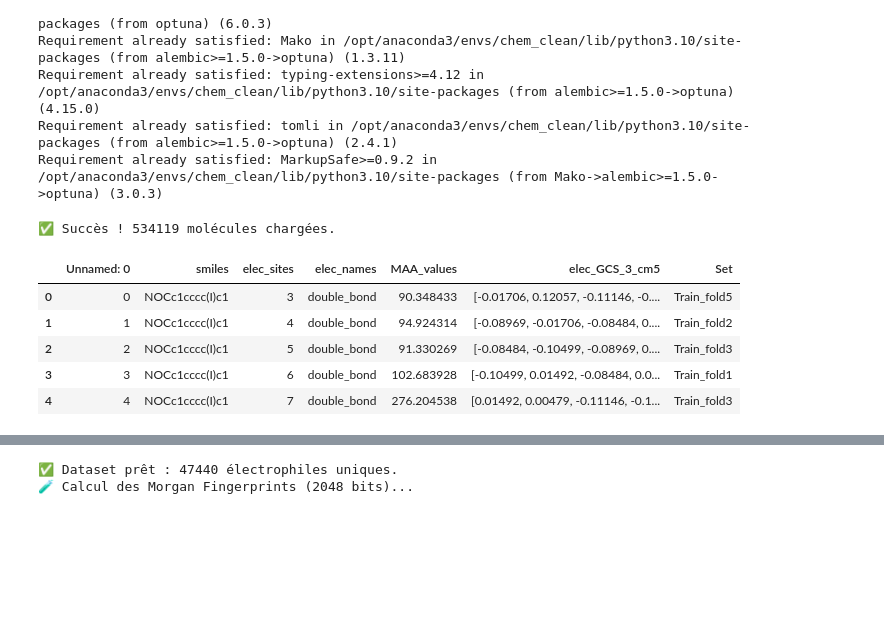
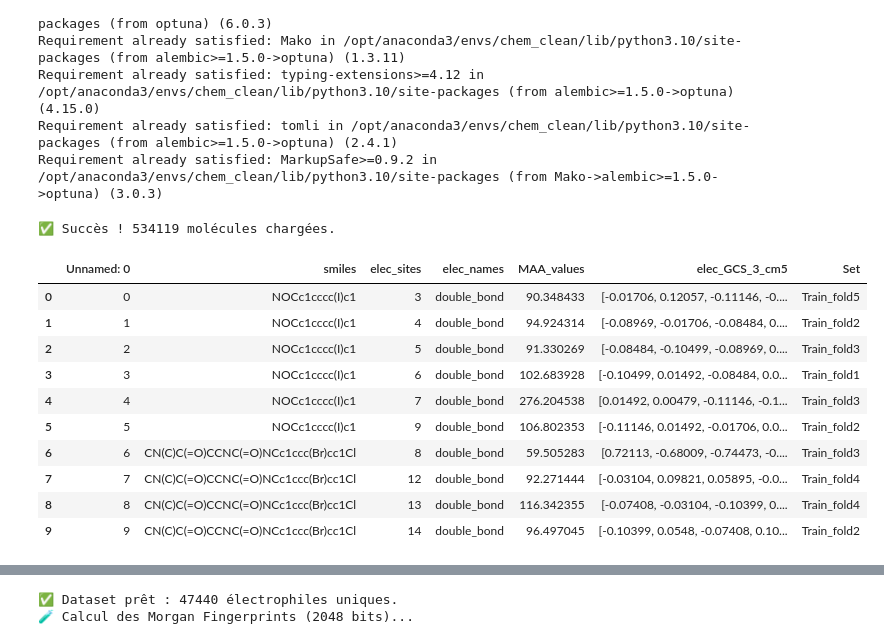
Before and after one commit to jeandecamps-prog/AI-for-chemistry-ML, a Jupyter notebook: AI for chemistry /main_project.ipynb, the cells around one changed output, grey strips where cells are left out. Cells and saved outputs as stored; diff of their text form; code cells hidden in the pictures; blank space fills up the shorter version.

```diff
--- a/AI for chemistry /main_project.ipynb
+++ b/AI for chemistry /main_project.ipynb
@@ -23,19 +23,24 @@ Requirement already satisfied: MarkupSafe>=0.9.2 in /opt/anaconda3/envs/chem_cle
 # %%
 ## IMPORTATION DE LA BASE DE DONNÉES ##
 
 import pandas as pd
 
 # Comme le fichier est dans le même dossier que ton notebook,
 # il suffit d'écrire son nom exact.
 df = pd.read_csv('df_elec.csv')
 
 print(f"✅ Succès ! {len(df)} molécules chargées.")
-display(df.head())
+display(df.head(10))
 # %% [output]
 ✅ Succès ! 534119 molécules chargées.
 |  | Unnamed: 0 | smiles | elec_sites | elec_names | MAA_values | elec_GCS_3_cm5 | Set |
 | 0 | 0 | NOCc1cccc(I)c1 | 3 | double_bond | 90.348433 | [-0.01706, 0.12057, -0.11146, -0.... | Train_fold5 |
 | 1 | 1 | NOCc1cccc(I)c1 | 4 | double_bond | 94.924314 | [-0.08969, -0.01706, -0.08484, 0.... | Train_fold2 |
 | 2 | 2 | NOCc1cccc(I)c1 | 5 | double_bond | 91.330269 | [-0.08484, -0.10499, -0.08969, 0.... | Train_fold3 |
 | 3 | 3 | NOCc1cccc(I)c1 | 6 | double_bond | 102.683928 | [-0.10499, 0.01492, -0.08484, 0.0... | Train_fold1 |
 | 4 | 4 | NOCc1cccc(I)c1 | 7 | double_bond | 276.204538 | [0.01492, 0.00479, -0.11146, -0.1... | Train_fold3 |
+| 5 | 5 | NOCc1cccc(I)c1 | 9 | double_bond | 106.802353 | [-0.11146, 0.01492, -0.01706, 0.0... | Train_fold2 |
+| 6 | 6 | CN(C)C(=O)CCNC(=O)NCc1ccc(Br)cc1Cl | 8 | double_bond | 59.505283 | [0.72113, -0.68009, -0.74473, -0.... | Train_fold3 |
+| 7 | 7 | CN(C)C(=O)CCNC(=O)NCc1ccc(Br)cc1Cl | 12 | double_bond | 92.271444 | [-0.03104, 0.09821, 0.05895, -0.0... | Train_fold4 |
+| 8 | 8 | CN(C)C(=O)CCNC(=O)NCc1ccc(Br)cc1Cl | 13 | double_bond | 116.342355 | [-0.07408, -0.03104, -0.10399, 0.... | Train_fold4 |
+| 9 | 9 | CN(C)C(=O)CCNC(=O)NCc1ccc(Br)cc1Cl | 14 | double_bond | 96.497045 | [-0.10399, 0.0548, -0.07408, 0.10... | Train_fold2 |
```
Also changed, not shown: parts of 1 cell of this notebook, 1 other file.
